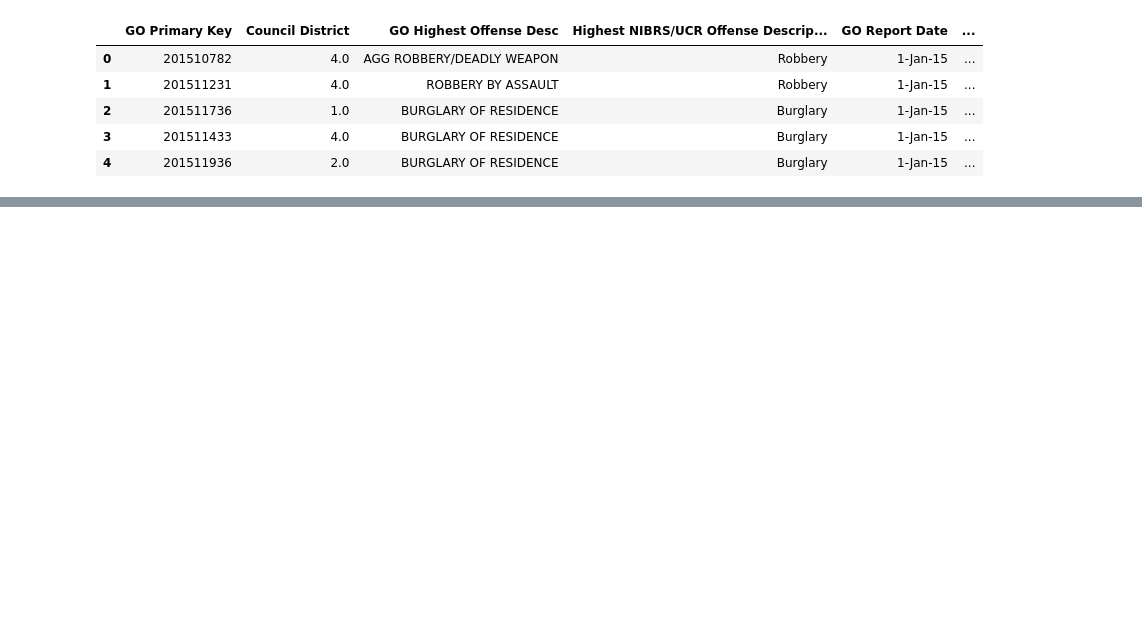
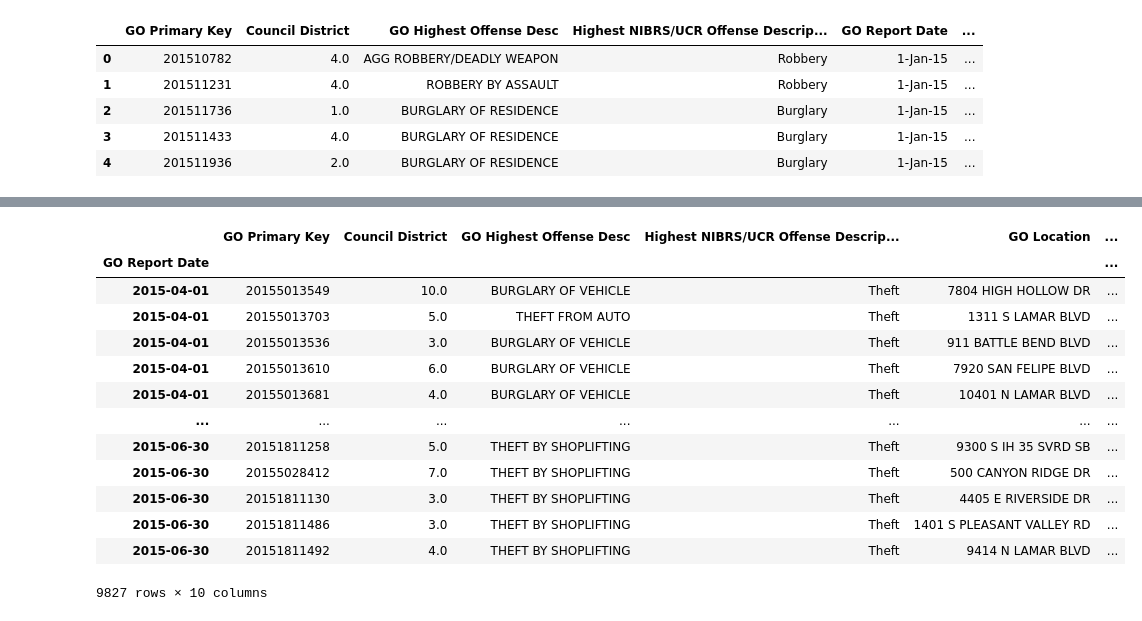
Before and after one commit to nickjoseph210/Crime_Time, a Jupyter notebook: Crime_Time_Acquire.ipynb, the cells around one changed output, grey strips where cells are left out. Cells and saved outputs as stored; diff of their text form; code cells hidden in the pictures; blank space fills up the shorter version.

```diff
--- a/Crime_Time_Acquire.ipynb
+++ b/Crime_Time_Acquire.ipynb
@@ -208,0 +255,19 @@ df.head()
+# %%
+# Return all rows from Second Quarter, April 1 - June 30
+
+df.loc["2015-04-01":"2015-06-30"]
+# %% [output]
+|  | GO Primary Key | Council District | GO Highest Offense Desc | Highest NIBRS/UCR Offense Descrip... | GO Location | ... |
+| GO Report Date |  |  |  |  |  | ... |
+| 2015-04-01 | 20155013549 | 10.0 | BURGLARY OF VEHICLE | Theft | 7804 HIGH HOLLOW DR | ... |
+| 2015-04-01 | 20155013703 | 5.0 | THEFT FROM AUTO | Theft | 1311 S LAMAR BLVD | ... |
+| 2015-04-01 | 20155013536 | 3.0 | BURGLARY OF VEHICLE | Theft | 911 BATTLE BEND BLVD | ... |
+| 2015-04-01 | 20155013610 | 6.0 | BURGLARY OF VEHICLE | Theft | 7920 SAN FELIPE BLVD | ... |
+| 2015-04-01 | 20155013681 | 4.0 | BURGLARY OF VEHICLE | Theft | 10401 N LAMAR BLVD | ... |
+| ... | ... | ... | ... | ... | ... | ... |
+| 2015-06-30 | 20151811258 | 5.0 | THEFT BY SHOPLIFTING | Theft | 9300 S IH 35 SVRD SB | ... |
+| 2015-06-30 | 20155028412 | 7.0 | THEFT BY SHOPLIFTING | Theft | 500 CANYON RIDGE DR | ... |
+| 2015-06-30 | 20151811130 | 3.0 | THEFT BY SHOPLIFTING | Theft | 4405 E RIVERSIDE DR | ... |
+| 2015-06-30 | 20151811486 | 3.0 | THEFT BY SHOPLIFTING | Theft | 1401 S PLEASANT VALLEY RD | ... |
+| 2015-06-30 | 20151811492 | 4.0 | THEFT BY SHOPLIFTING | Theft | 9414 N LAMAR BLVD | ... |
+9827 rows × 10 columns
```
Also changed, not shown: parts of 14 cells of this notebook.
